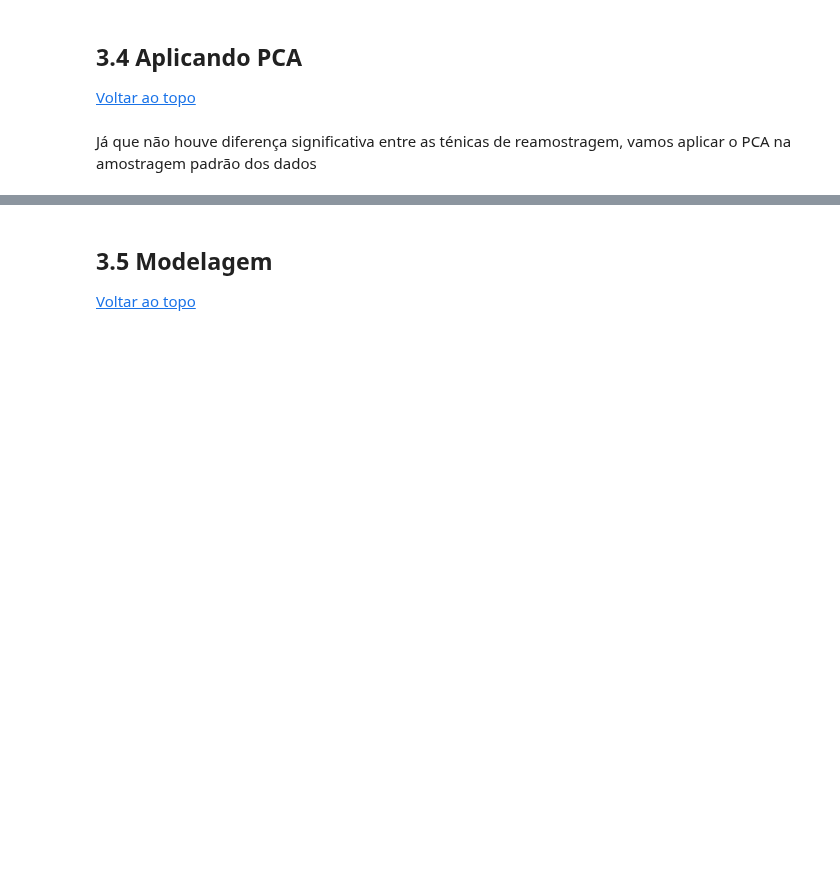
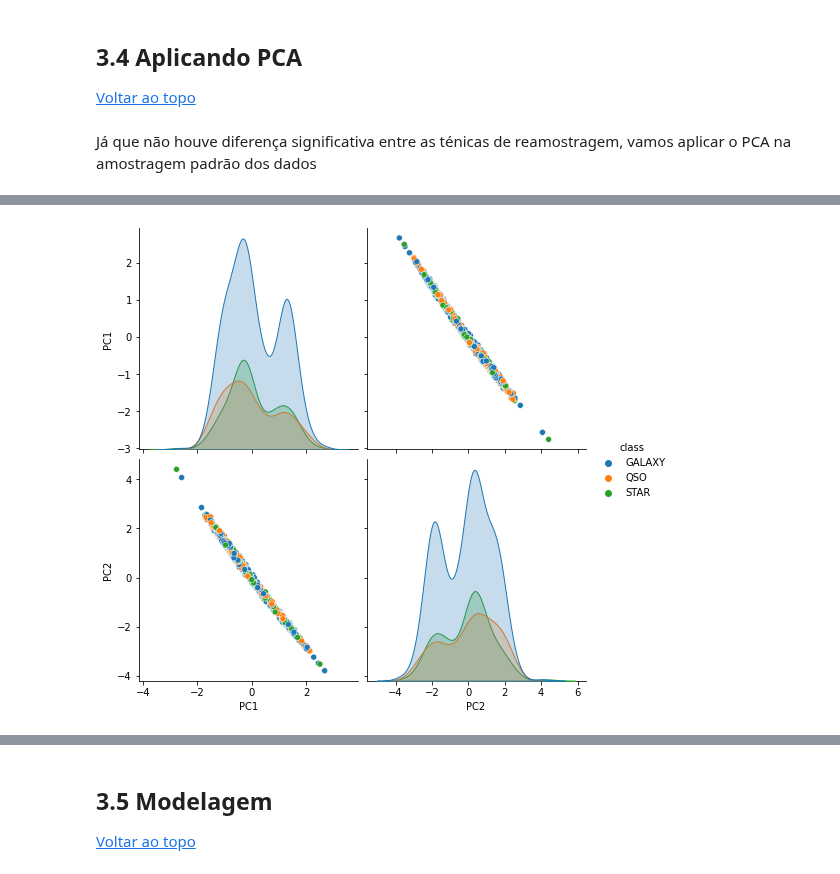
Before and after one commit to gutessitore/StellarClassification, a Jupyter notebook: Relatorio.ipynb, the cells around one changed output, grey strips where cells are left out. Saved outputs shown, nothing was run; the diff lists cells and outputs as text; code cells hidden in the pictures; blank space fills up the shorter version.

Commit message:
Add PC1 vs PC2 scatter plot

```diff
--- a/Relatorio.ipynb
+++ b/Relatorio.ipynb
@@ -366,0 +363,5 @@ Plotar gráfico de PC1 vs PC2
+# %%
+labels = ['PC' + str(x) for x in range(1, pca.n_components_+1)]
+pca_df = pd.DataFrame(pca_data, columns=labels)
+pca_df['class'] = y_train
+pca_df
@@ -366,0 +382,5 @@ Plotar gráfico de PC1 vs PC2
+# %%
+sns.pairplot(data=pca_df[['PC1', 'PC2', 'class']].sample(1000, random_state=42), hue='class', height=3.5)
+plt.show()
+# %% [output]
+[figure, added]
```
Also changed, not shown: parts of 10 cells of this notebook.
